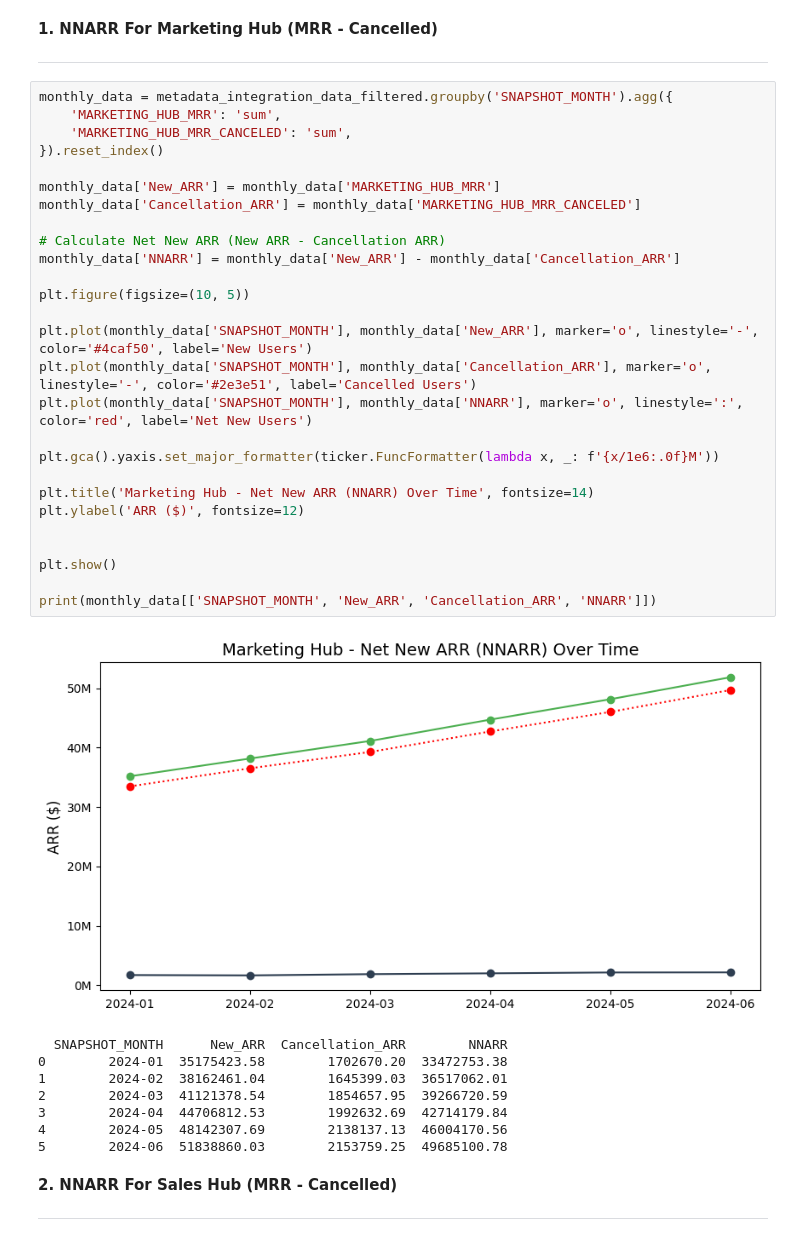
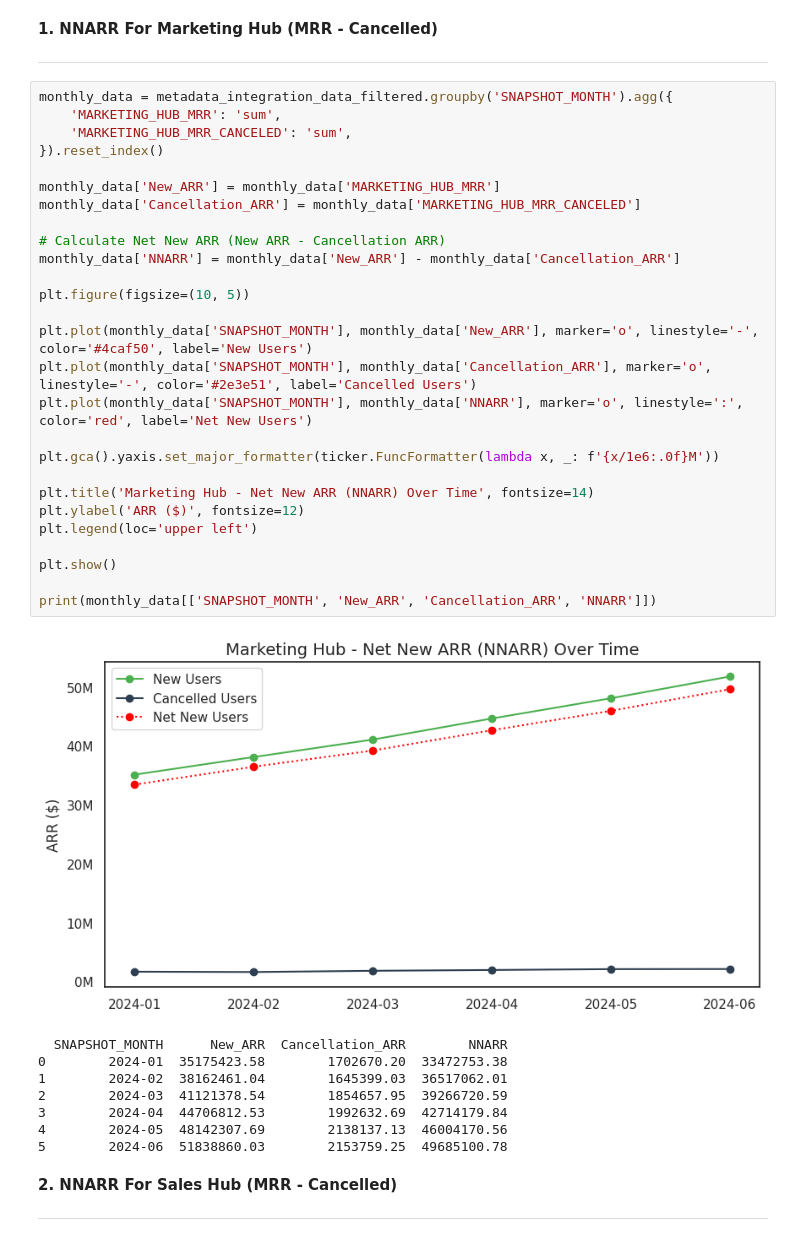
Before and after one commit to sini-sam-20/Fetch-Take-Home-Assignment, a Jupyter notebook: HubSpot/HubSpot_Integrations.ipynb, the cells around one changed output. Saved outputs shown, nothing was run; the diff lists cells and outputs as text.

```diff
--- a/HubSpot/HubSpot_Integrations.ipynb
+++ b/HubSpot/HubSpot_Integrations.ipynb
@@ -702,32 +852,32 @@ plt.show()
 # %%
 monthly_data = metadata_integration_data_filtered.groupby('SNAPSHOT_MONTH').agg({
     'MARKETING_HUB_MRR': 'sum',
     'MARKETING_HUB_MRR_CANCELED': 'sum',
 }).reset_index()
 
 monthly_data['New_ARR'] = monthly_data['MARKETING_HUB_MRR']
 monthly_data['Cancellation_ARR'] = monthly_data['MARKETING_HUB_MRR_CANCELED']
 
 # Calculate Net New ARR (New ARR - Cancellation ARR)
 monthly_data['NNARR'] = monthly_data['New_ARR'] - monthly_data['Cancellation_ARR']
 
 plt.figure(figsize=(10, 5))
 
 plt.plot(monthly_data['SNAPSHOT_MONTH'], monthly_data['New_ARR'], marker='o', linestyle='-', color='#4caf50', label='New Users')
 plt.plot(monthly_data['SNAPSHOT_MONTH'], monthly_data['Cancellation_ARR'], marker='o', linestyle='-', color='#2e3e51', label='Cancelled Users')
 plt.plot(monthly_data['SNAPSHOT_MONTH'], monthly_data['NNARR'], marker='o', linestyle=':', color='red', label='Net New Users')
 
 plt.gca().yaxis.set_major_formatter(ticker.FuncFormatter(lambda x, _: f'{x/1e6:.0f}M'))
 
 plt.title('Marketing Hub - Net New ARR (NNARR) Over Time', fontsize=14)
 plt.ylabel('ARR ($)', fontsize=12)
-
+plt.legend(loc='upper left')
 
 plt.show()
 
 print(monthly_data[['SNAPSHOT_MONTH', 'New_ARR', 'Cancellation_ARR', 'NNARR']])
 # %% [output]
-[figure, old version]
+[figure, new version]
   SNAPSHOT_MONTH      New_ARR  Cancellation_ARR        NNARR
 0        2024-01  35175423.58        1702670.20  33472753.38
 1        2024-02  38162461.04        1645399.03  36517062.01
```
Also changed, not shown: parts of 22 cells of this notebook.
